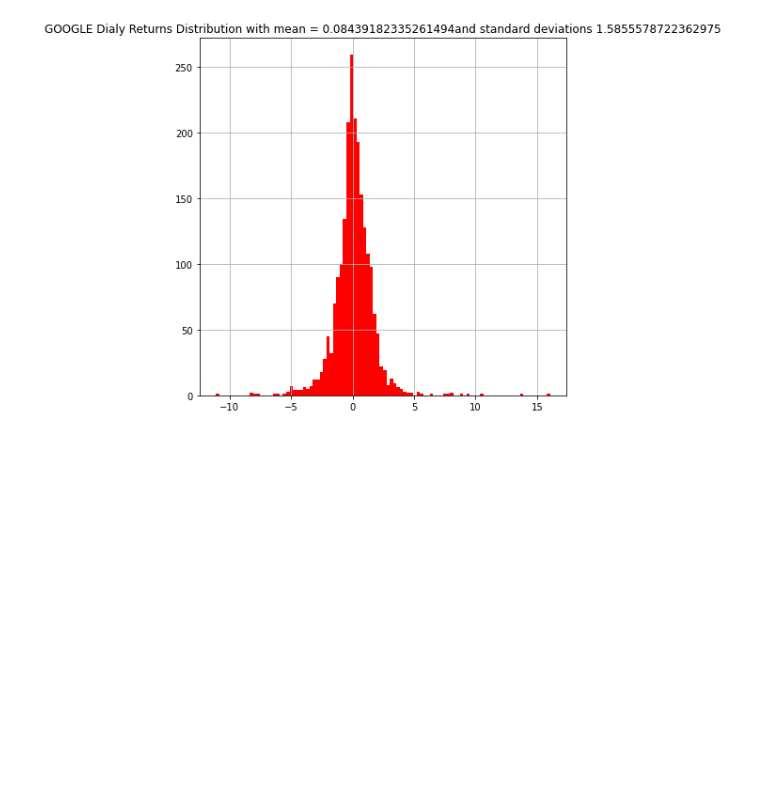
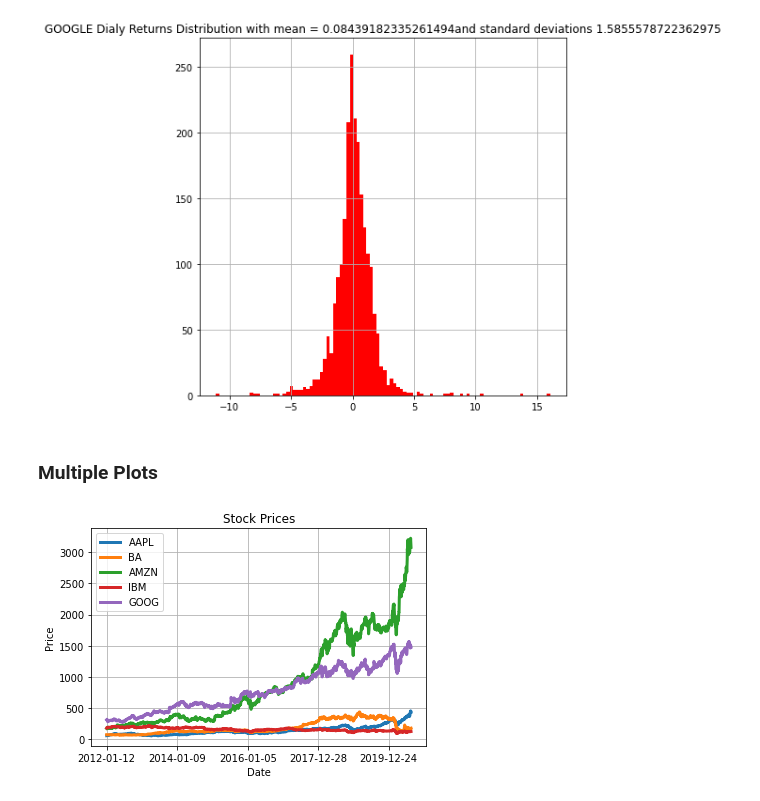
Before and after one commit to Monalika-P/Exploratory-Data-Analysis, a Jupyter notebook: Data_Visualization_with_matplotlib_.ipynb, the cells around one changed output. Cells and saved outputs as stored; diff of their text form; code cells hidden in the pictures; blank space fills up the shorter version.

Commit message:
Updated till histograms

```diff
--- a/Data_Visualization_with_matplotlib_.ipynb
+++ b/Data_Visualization_with_matplotlib_.ipynb
@@ -170,3 +170,14 @@ plt.title('GOOGLE Dialy Returns Distribution with mean = '+ str(mean) + 'and sta
 # %% [output]
 Text(0.5, 1.0, 'GOOGLE Dialy Returns Distribution with mean = 0.08439182335261494and standard deviations 1.5855578722362975')
 [figure]
+# %% [markdown]
+### Multiple Plots
+# %%
+stock_df.plot(x = 'Date' , y = ['AAPL','BA','AMZN','IBM','GOOG'], linewidth = 3)
+plt.legend( loc = 'upper left')
+plt.xlabel('Date')
+plt.ylabel('Price')
+plt.title('Stock Prices')
+plt.grid()
+# %% [output]
+[figure, added]
```
